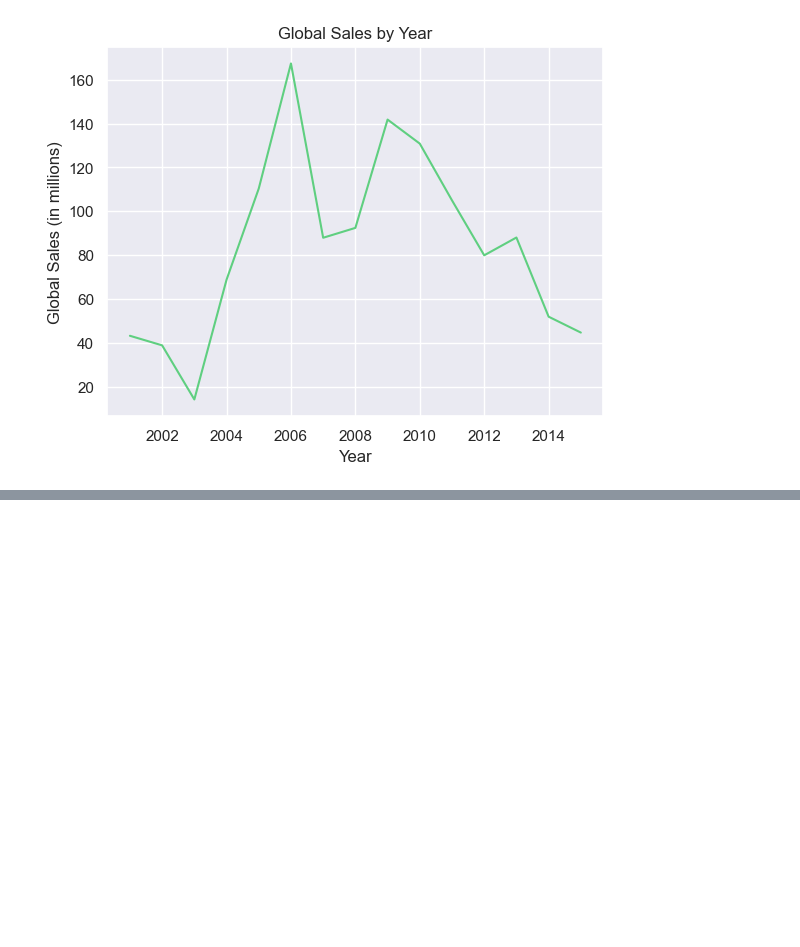
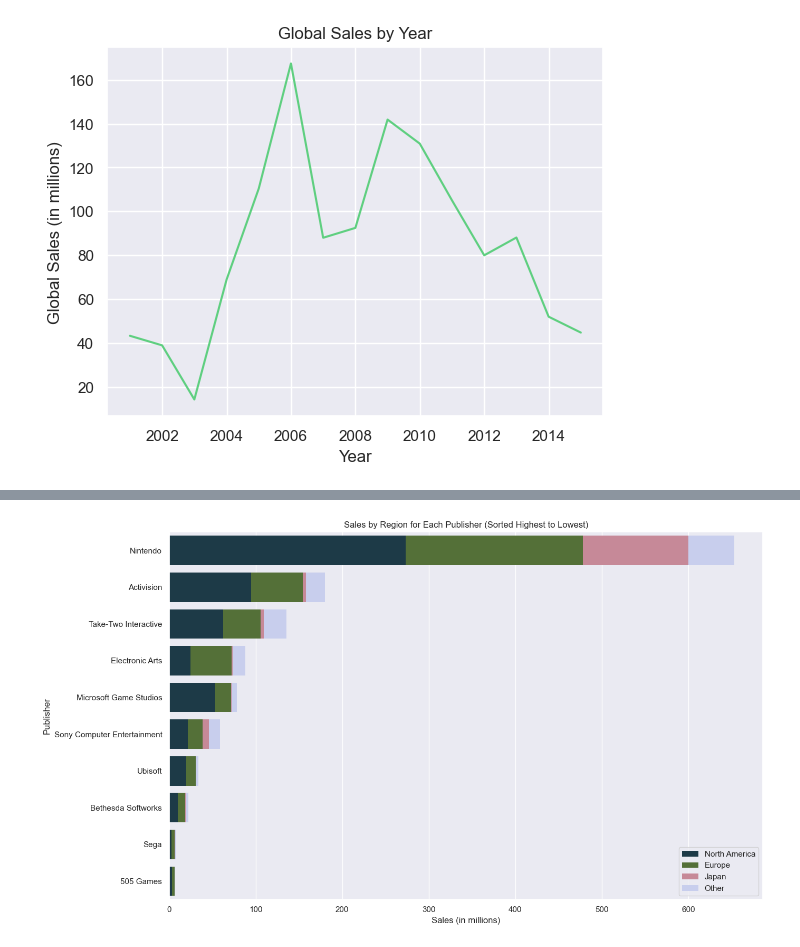
Before and after one commit to brian-jensen/datd-graphing-video-game-sales, a Jupyter notebook: top_100_video_game_sales.ipynb, the cells around one changed output, grey strips where cells are left out. Drawn from its saved outputs; the diff is of its cells as text; code cells hidden in the pictures; blank space fills up the shorter version.

Commit message:
Analized the required data

```diff
--- a/top_100_video_game_sales.ipynb
+++ b/top_100_video_game_sales.ipynb
@@ -86,0 +111,43 @@ plt.show()
+# %%
+grouped_data = df.groupby('Publisher').agg({
+    'NA_Sales': 'sum',
+    'EU_Sales': 'sum',
+    'JP_Sales': 'sum',
+    'Other_Sales': 'sum'
+}).reset_index()
+
+country_mapping = {
+    'NA_Sales': 'North America',
+    'EU_Sales': 'Europe',
+    'JP_Sales': 'Japan',
+    'Other_Sales': 'Other'
+}
+
+regions = ['NA_Sales', 'EU_Sales', 'JP_Sales', 'Other_Sales']
+colors_palette = sns.color_palette("cubehelix_r", len(regions))
+colors_palette.reverse()
+
+grouped_data['Global_Sales'] = grouped_data[
+    ['NA_Sales', 'EU_Sales', 'JP_Sales', 'Other_Sales']].sum(axis=1)
+grouped_data_sorted = grouped_data.sort_values(by='Global_Sales',
+                                               ascending=False)
+
+left_value = 0
+plt.figure(figsize=(14, 8))
+for region, color in zip(regions, colors_palette):
+    full_name = country_mapping[region]
+    ax = sns.barplot(y='Publisher', x=region, data=grouped_data_sorted,
+                     label=full_name, color=color, left=left_value, orient='h')
+    plt.setp(ax.patches, linewidth=0)
+    left_value += grouped_data_sorted[region]
+
+plt.title('Sales by Region for Each Publisher (Sorted Highest to Lowest)')
+plt.ylabel('Publisher')
+plt.xlabel('Sales (in millions)')
+plt.legend(loc='lower right')
+
+plt.tight_layout()
+
+plt.show()
+# %% [output]
+[figure, added]
```
Also changed, not shown: parts of 13 cells of this notebook.
